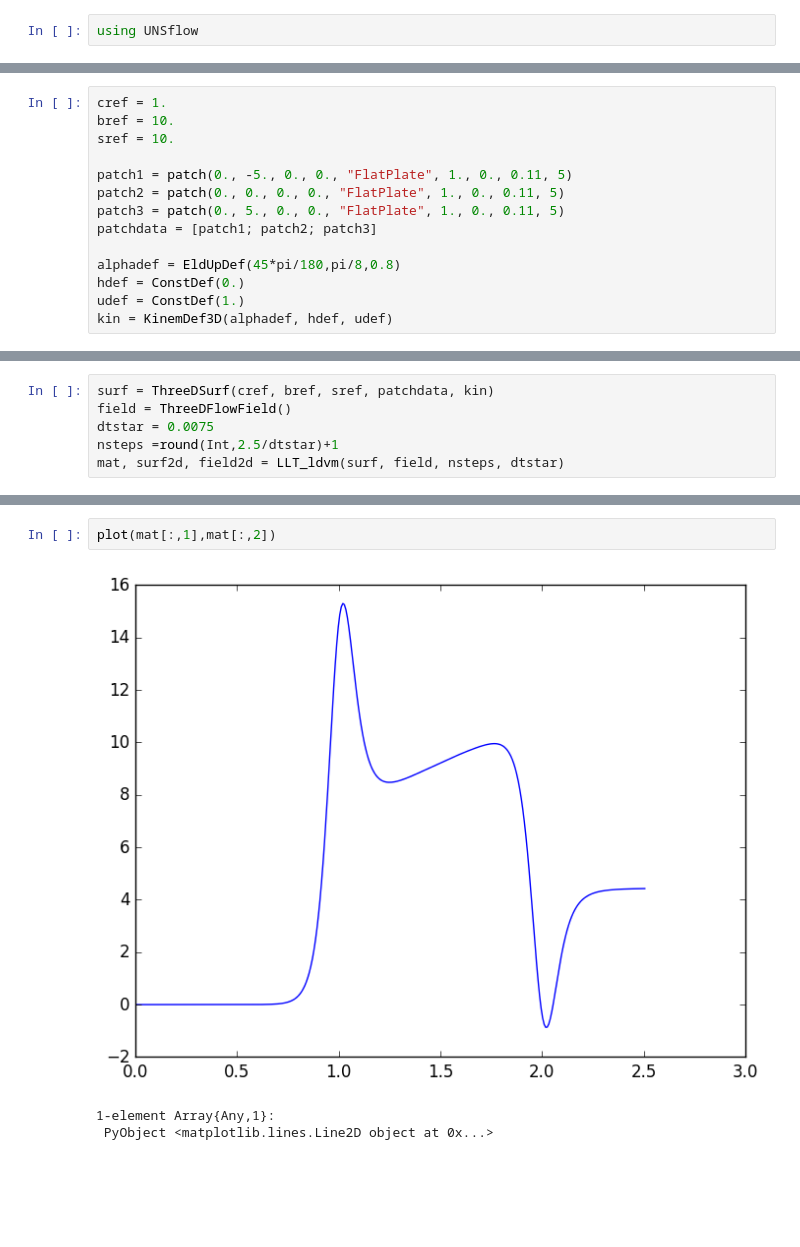
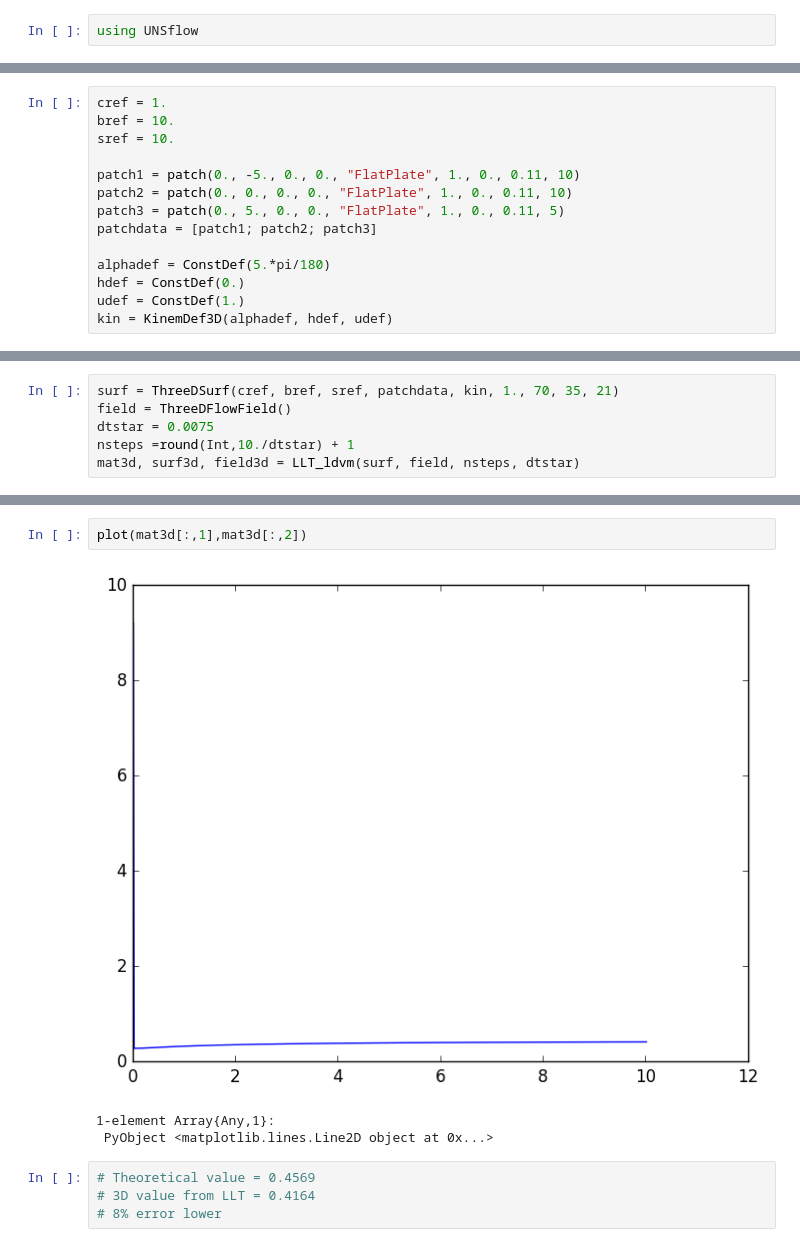
Before and after one commit to KiranRamesh-Aero/UnsteadyFlowSolvers.jl, a Jupyter notebook: Notebooks/3D extensions - notes.ipynb, the cells around one changed output, grey strips where cells are left out. Drawn from its saved outputs; the diff is of its cells as text; blank space fills up the shorter version.

```diff
--- a/Notebooks/3D extensions - notes.ipynb
+++ b/Notebooks/3D extensions - notes.ipynb
@@ -17,12 +58,12 @@ cref = 1.
 bref = 10.
 sref = 10.
 
-patch1 = patch(0., -5., 0., 0., "FlatPlate", 1., 0., 0.11, 5)
-patch2 = patch(0., 0., 0., 0., "FlatPlate", 1., 0., 0.11, 5)
+patch1 = patch(0., -5., 0., 0., "FlatPlate", 1., 0., 0.11, 10)
+patch2 = patch(0., 0., 0., 0., "FlatPlate", 1., 0., 0.11, 10)
 patch3 = patch(0., 5., 0., 0., "FlatPlate", 1., 0., 0.11, 5)
 patchdata = [patch1; patch2; patch3]
 
-alphadef = EldUpDef(45*pi/180,pi/8,0.8)
+alphadef = ConstDef(5.*pi/180)
 hdef = ConstDef(0.)
 udef = ConstDef(1.)
 kin = KinemDef3D(alphadef, hdef, udef)
@@ -41,7 +72,7 @@ plot(surf.yle[1:11])
 # %%
-surf = ThreeDSurf(cref, bref, sref, patchdata, kin)
+surf = ThreeDSurf(cref, bref, sref, patchdata, kin, 1., 70, 35, 21)
 field = ThreeDFlowField()
 dtstar = 0.0075
-nsteps =round(Int,2.5/dtstar)+1
-mat, surf2d, field2d = LLT_ldvm(surf, field, nsteps, dtstar)
+nsteps =round(Int,10./dtstar) + 1
+mat3d, surf3d, field3d = LLT_ldvm(surf, field, nsteps, dtstar)
 # %% [output]
@@ -52,6 +98,10 @@ UNSflow.TwoDSurf[UNSflow.TwoDSurf(1.0,1.0,"FlatPlate",0.0,70,35,UNSflow.KinemDef
 # %%
-plot(mat[:,1],mat[:,2])
+plot(mat3d[:,1],mat3d[:,2])
 # %% [output]
-[figure, old version]
+[figure, new version]
 1-element Array{Any,1}:
  PyObject <matplotlib.lines.Line2D object at 0x...>
+# %%
+# Theoretical value = 0.4569
+# 3D value from LLT = 0.4164
+# 8% error lower
```
Also changed, not shown: parts of 17 cells of this notebook, 7 other files.
